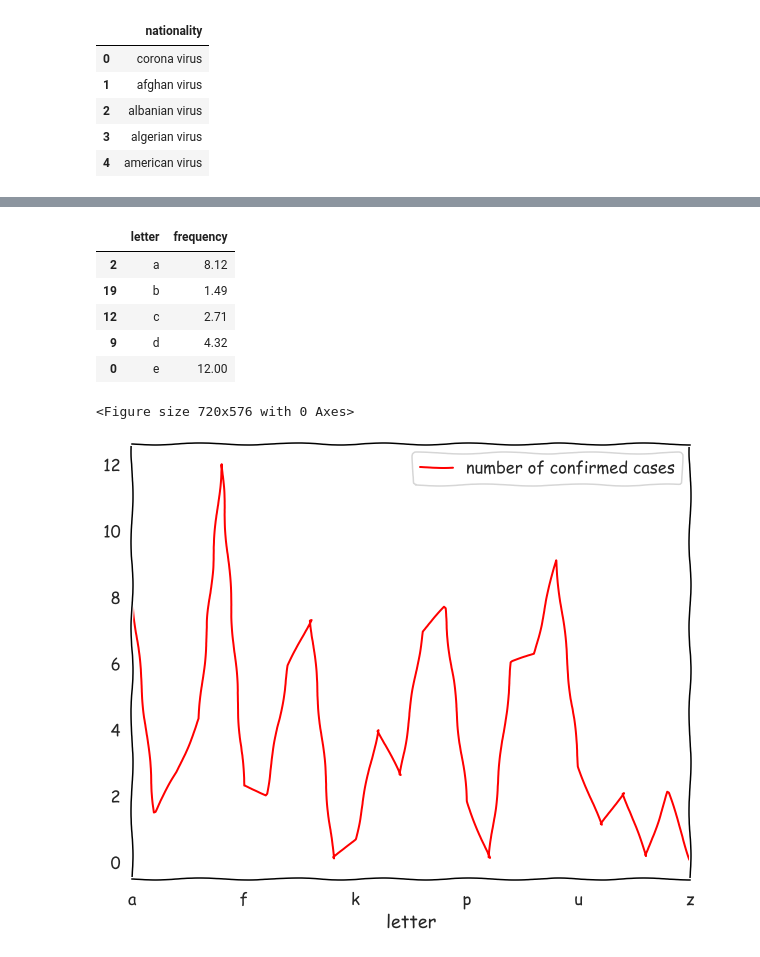
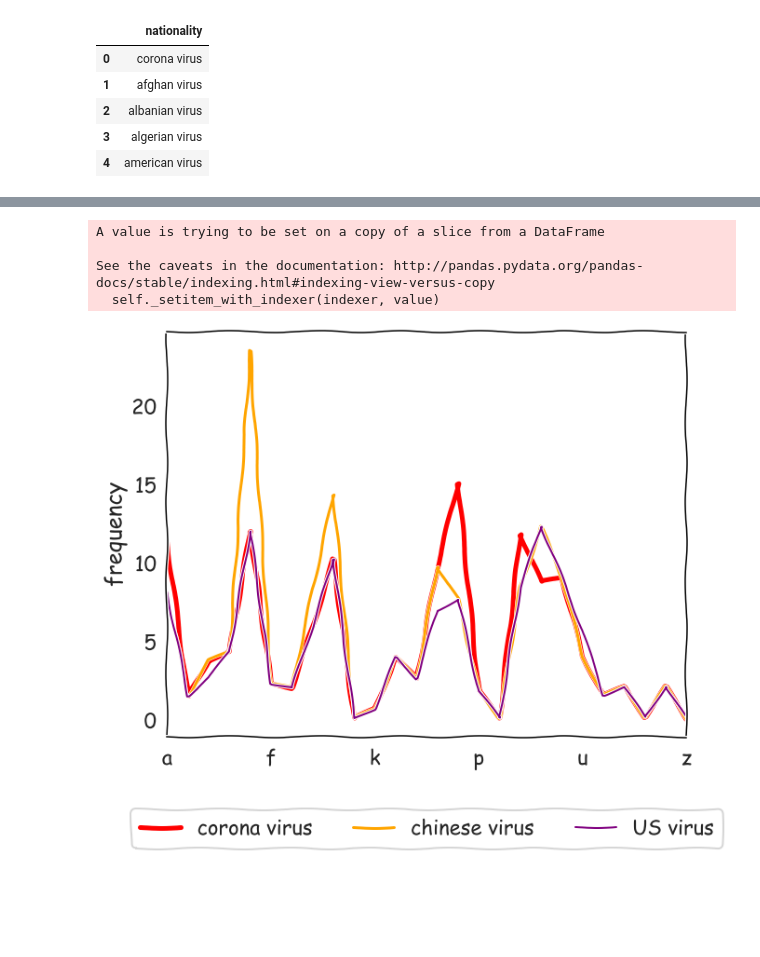
Before and after one commit to sbenstewart/the-content-writer, a Jupyter notebook: the-content/flatten-the-curve-#24/the-code.ipynb, the cells around one changed output, grey strips where cells are left out. Cells and saved outputs as stored; diff of their text form; code cells hidden in the pictures; blank space fills up the shorter version.

Commit message:
us virus

```diff
--- a/the-content/flatten-the-curve-#24/the-code.ipynb
+++ b/the-content/flatten-the-curve-#24/the-code.ipynb
@@ -9,7 +9,7 @@ sns.set(rc={'figure.figsize':(10,8)})
 #chanage the bgcolor to white
 sns.set_style("white")
 #make the legend and axis text a bit bigger
-sns.set_context("talk")
+sns.set_context("poster")
 #remove the axis splines
 sns.despine()
 # %% [output]
@@ -104,11 +75,2 @@ names_df.tail(10)
 # %%
 letter_frequency_df = letter_frequency_df.sort_values(by='letter', ascending=True)
-# %%
-letter_frequency_df.head()
-# %% [output]
-|  | letter | frequency |
-| 2 | a | 8.12 |
-| 19 | b | 1.49 |
-| 12 | c | 2.71 |
-| 9 | d | 4.32 |
-| 0 | e | 12.00 |
@@ -115,15 +79,34 @@ letter_frequency_df.head()
+# %%
+def update_letter_frequency(letter_frequency_df, name):
+    letter_frequency_df_copy = letter_frequency_df.copy()
+    letter_frequency_df_copy['count'] = 0
+    if name != '':
+        for c in name:
+            letter_frequency_df_copy['frequency'].loc[letter_frequency_df_copy['letter'] == c] *= 1.4
+            letter_frequency_df_copy['count'] += 1
+        letter_frequency_df_copy['frequency'].loc[letter_frequency_df_copy['count'] == 0] *= 0.6
+    return letter_frequency_df_copy
 # %%
 plt.xkcd()
 plt.figure()
 #plotting two line plots for deaths and recoveries respectively
+ax = plt.gca()
 
-label = 'number of confirmed cases'
-#colors = ['red', 'orange', 'yellowgreen', 'green']
+labels = ['corona virus', 'chinese virus', 'US virus']
+names = ['corona virus', 'chinese virus', 'us virus']
+colors = ['red', 'orange', 'purple']
+line_widths = [5,3,2]
 
-letter_frequency_df.plot(x = 'letter', y = 'frequency', label = label, color = 'red')
 
-#plt.legend(loc='lower center', bbox_to_anchor=(0.5, -0.4), ncol=1, fancybox=True)
+for i in range(len(labels)):
+    update_letter_frequency(letter_frequency_df,names[i]).plot(x = 'letter', y = 'frequency', label = labels[i], lw=line_widths[i], color = colors[i], ax=ax)
+
+plt.legend(loc='lower center', bbox_to_anchor=(0.5, -0.3), ncol=3, fancybox=True)
+ax.set(xlabel='', ylabel='frequency')
 plt.show()
 # %% [output]
-<Figure size 720x576 with 0 Axes>
+A value is trying to be set on a copy of a slice from a DataFrame
+
+See the caveats in the documentation: http://pandas.pydata.org/pandas-docs/stable/indexing.html#indexing-view-versus-copy
+  self._setitem_with_indexer(indexer, value)
-[figure, old version]
+[figure, new version]
```
Also changed, not shown: parts of 7 cells of this notebook, 4 other files.
